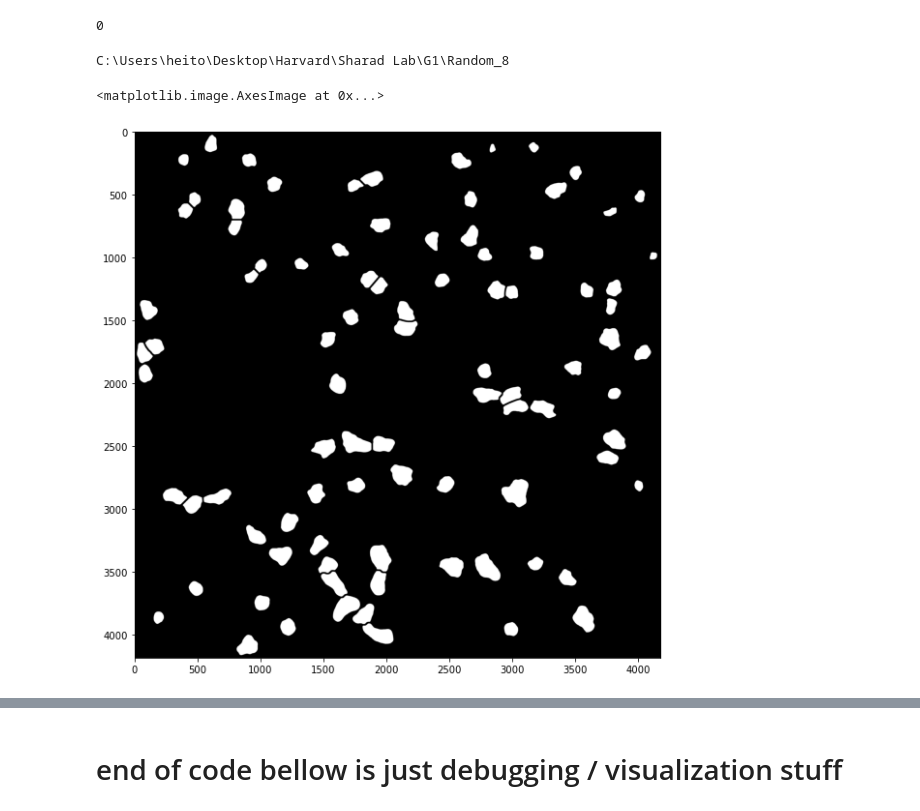
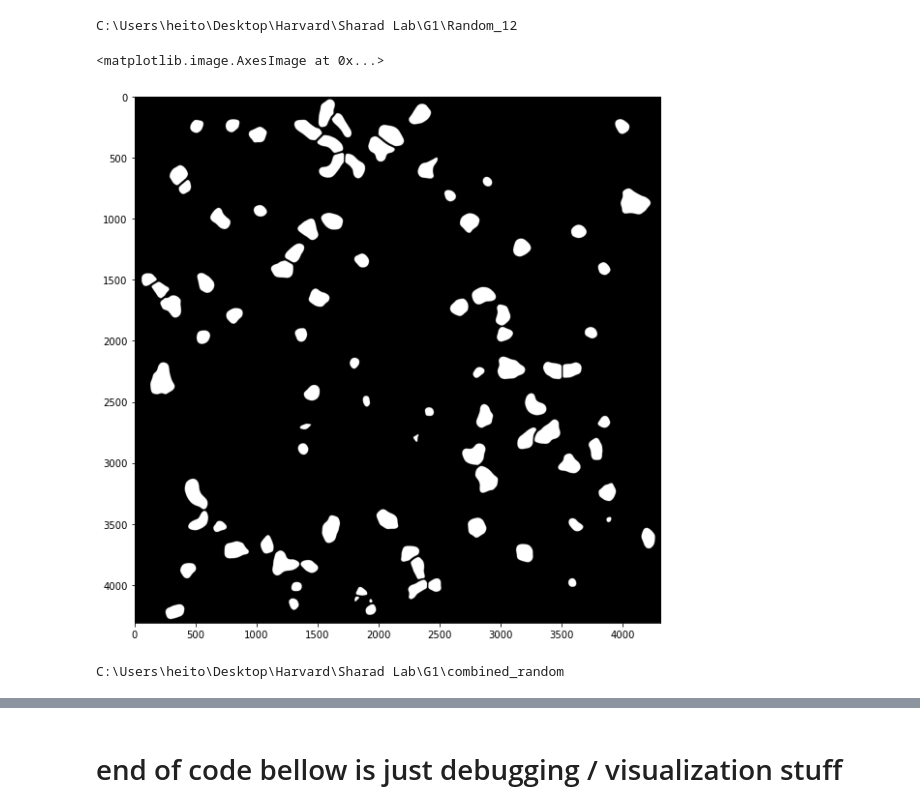
Before and after one commit to iamsmurph/SymBreak, a Jupyter notebook: scripting/obtain_metrics.ipynb, the cells around one changed output, grey strips where cells are left out. Saved outputs shown, nothing was run; the diff lists cells and outputs as text; code cells hidden in the pictures.

```diff
--- a/scripting/obtain_metrics.ipynb
+++ b/scripting/obtain_metrics.ipynb
@@ -15,19 +15,44 @@ import sklearn.metrics
 import timeit
 from scipy.interpolate import CubicSpline
 gc.collect()
+import sys
+
+np.set_printoptions(threshold=False)
-# %% [output]
-0
 # %%
 #insert path where images are located
-%cd C:\Users\heito\Desktop\Harvard\Sharad Lab\G1\Random_8
+%cd C:\Users\heito\Desktop\Harvard\Sharad Lab\G1\Random_12
 #import images
-img =cv2.imread('final_random_8_masks.tif') #segmented and eroded image (normally from DAPI stain)
-img_gene1=cv2.imread('final_random_8_gene1.tif') #image of CDX2 gene expression
-img_gene2=cv2.imread('final_random_8_gene2.tif') #image of SOX1 gene expression
-img_gene3=cv2.imread('final_random_8_gene3.tif')
+img =cv2.imread('final_random_12_masks.tif',1) #segmented and eroded image (normally from DAPI stain)
+img_gene1=cv2.imread('final_random_12_gene1.tif',0) #image of CDX2 gene expression
+img_gene2=cv2.imread('final_random_12_gene2.tif',0) #image of SOX1 gene expression
+img_gene3=cv2.imread('final_random_12_gene3.tif',0)
 plt.figure(figsize=(10,10))
 plt.imshow(img)
 # %% [output]
-C:\Users\heito\Desktop\Harvard\Sharad Lab\G1\Random_8
+C:\Users\heito\Desktop\Harvard\Sharad Lab\G1\Random_12
 <matplotlib.image.AxesImage at 0x...>
-[figure, old version]
+[figure, new version]
+# %%
+%cd C:\Users\heito\Desktop\Harvard\Sharad Lab\G1\combined_random
+expNums = [3,4,7,8,11,12]
+gene1_f_Names = []
+gene2_f_Names = []
+mask_f_Names=[]
+for num in expNums:
+    mask_f_Names.append('final_random_' + str(num) + '_masks.tif')
+    gene1_f_Names.append('final_random_' + str(num) + '_gene1.tif')
+    gene2_f_Names.append('final_random_' + str(num) + '_gene2.tif')
+intensities_gene1 = []
+intensities_gene2 = []
+intensities_mask = []
+for f in gene1_f_Names:
+    img_gene1 = cv2.imread(f, 0)
+    intensities_gene1.append(img_gene1.flatten())
+for f in gene2_f_Names:
+    img_gene2 = cv2.imread(f, 0)
+    intensities_gene2.append(img_gene2.flatten())
+for f in mask_f_Names:
+    img = cv2.imread(f)
+    intensities_mask.append(img[:,:,1].flatten())
+# %% [output]
+C:\Users\heito\Desktop\Harvard\Sharad Lab\G1\combined_random
```
Also changed, not shown: parts of 13 cells of this notebook.
